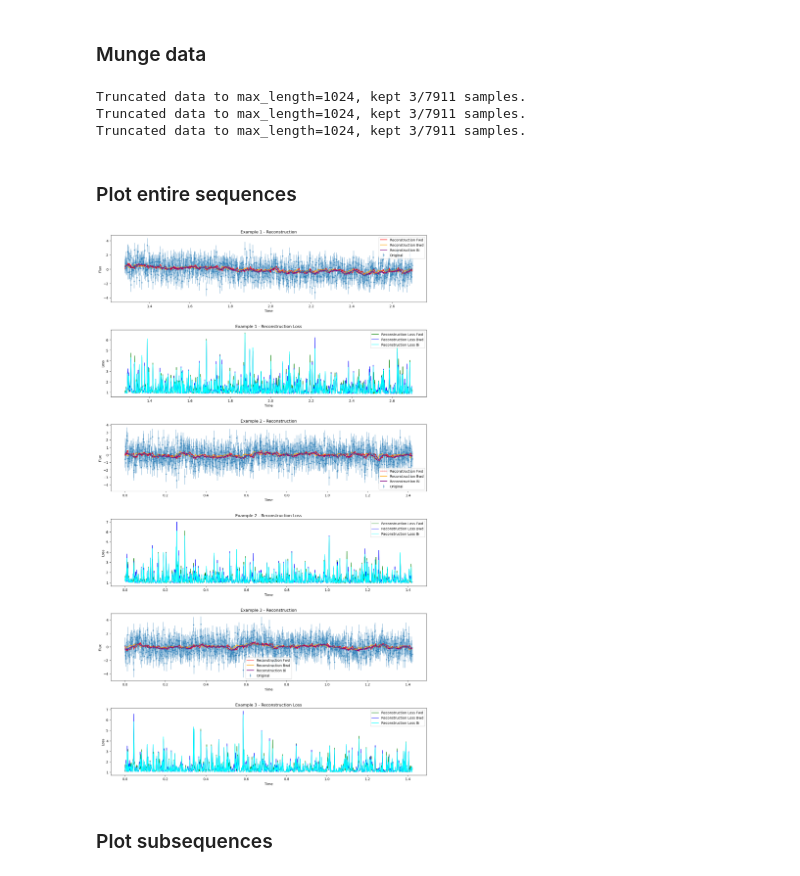
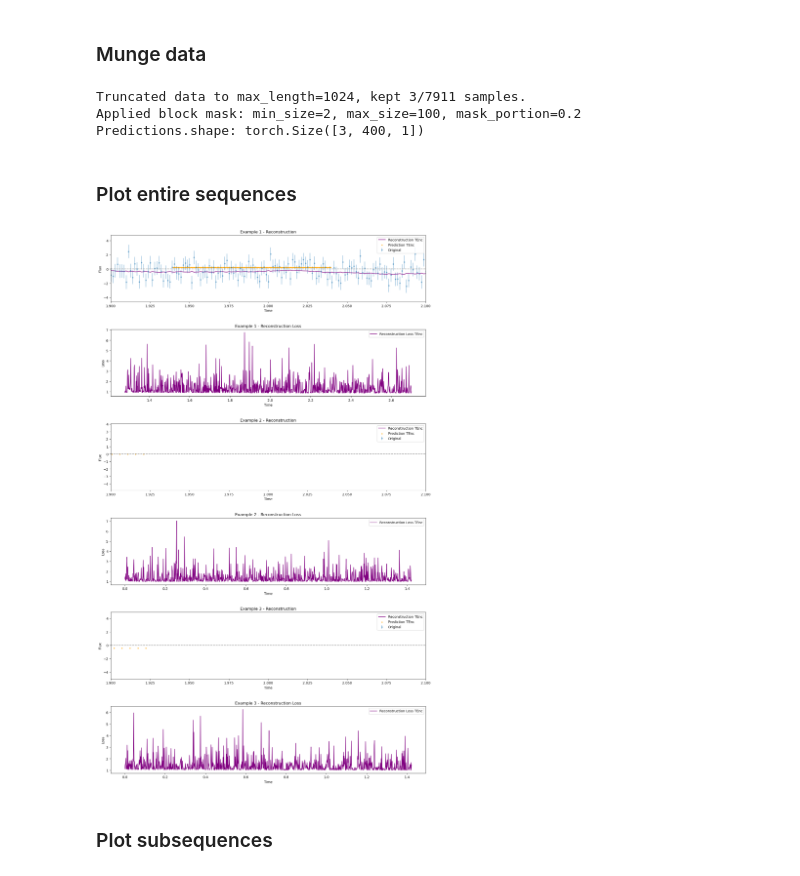
Before and after one commit to pvl19/lc-gen, a Jupyter notebook: notebooks/plot_reconstructions.ipynb, the cells around one changed output. Saved outputs shown, nothing was run; the diff lists cells and outputs as text; code cells hidden in the pictures.

Commit message:
implemented learnable mask token

```diff
--- a/notebooks/plot_reconstructions.ipynb
+++ b/notebooks/plot_reconstructions.ipynb
@@ -58,66 +85,73 @@ seq_length = 1024
 fwd_model_path = Path('../output/simple_rnn/simple_min_gru_fwd.pt')
 bwd_model_path = Path('../output/simple_rnn/simple_min_gru_bwd.pt')
 bi_model_path = Path('../output/simple_rnn/simple_min_gru_bi.pt')
+tenc_model_path = Path('../output/simple_rnn/simple_min_gru_bi_tenc.pt')
 # %% [markdown]
 ### Munge data
 # %%
-
 torch.manual_seed(random_seed)
 np.random.seed(random_seed)
 
-# Load forward model
-fwd_model = SimpleMinGRU(hidden_size=hidden_size, direction='forward', use_flow=use_flow)
-fwd_model.load_state_dict(torch.load(fwd_model_path)['model_state_dict'])
-fwd_model.eval()
-flux_fwd, flux_err_fwd, times_fwd, mean_fwd, loss_fwd = get_reconstructions(fwd_model, num_examples)
+# # Load forward model
+# fwd_model = SimpleMinGRU(hidden_size=hidden_size, direction='forward', use_flow=use_flow)
+# fwd_model.load_state_dict(torch.load(fwd_model_path)['model_state_dict'])
+# fwd_model.eval()
+# flux_fwd, flux_err_fwd, times_fwd, mean_fwd, loss_fwd = get_reconstructions(fwd_model, num_examples, random_seed=random_seed, seq_length=seq_length)
 
-# Load backward model
-bwd_model = SimpleMinGRU(hidden_size=hidden_size, direction='backward', use_flow=use_flow)
-bwd_model.load_state_dict(torch.load(bwd_model_path)['model_state_dict'])
-bwd_model.eval()
-flux_bwd, flux_err_bwd, times_bwd, mean_bwd, loss_bwd = get_reconstructions(bwd_model, num_examples)
+# # Load backward model
+# bwd_model = SimpleMinGRU(hidden_size=hidden_size, direction='backward', use_flow=use_flow)
+# bwd_model.load_state_dict(torch.load(bwd_model_path)['model_state_dict'])
+# bwd_model.eval()
+# flux_bwd, flux_err_bwd, times_bwd, mean_bwd, loss_bwd = get_reconstructions(bwd_model, num_examples, random_seed=random_seed, seq_length=seq_length)
 
-# Load bidirectional model
-bi_model = BiDirectionalMinGRU(hidden_size=hidden_size, use_flow=use_flow)
-bi_model.load_state_dict(torch.load(bi_model_path)['model_state_dict'])
-bi_model.eval()
-flux_bi, flux_err_bi, times_bi, mean_bi, loss_bi = get_reconstructions(bi_model, num_examples)
+# # Load bidirectional model
+# bi_model = BiDirectionalMinGRU(hidden_size=hidden_size, use_flow=use_flow)
+# bi_model.load_state_dict(torch.load(bi_model_path)['model_state_dict'])
+# bi_model.eval()
+# flux_bi, flux_err_bi, times_bi, mean_bi, loss_bi = get_reconstructions(bi_model, num_examples, random_seed=random_seed, seq_length=seq_length)
+
+# Load model with time encoding
+tenc_model = BiDirectionalMinGRU(hidden_size=hidden_size, use_flow=use_flow)
+tenc_model.load_state_dict(torch.load(tenc_model_path)['model_state_dict'])
+tenc_model.eval()
+flux_tenc, flux_err_tenc, times_tenc, mean_tenc, loss_tenc, t_pred_tenc, pred_tenc = get_reconstructions(tenc_model, num_examples, random_seed=random_seed, seq_length=seq_length, t_enc=True)
 # %% [output]
 Truncated data to max_length=1024, kept 3/7911 samples.
-Truncated data to max_length=1024, kept 3/7911 samples.
-Truncated data to max_length=1024, kept 3/7911 samples.
+Applied block mask: min_size=2, max_size=100, mask_portion=0.2
+Predictions.shape: torch.Size([3, 400, 1])
 # %% [markdown]
 ### Plot entire sequences
 # %%
 fig, ax = plt.subplots(num_examples*2,1,figsize=(15, num_examples * 8))
 plt.tight_layout(pad=6.0)
 
 for i in range(num_examples):
 
     # Reconstruction
     plt.subplot(num_examples*2,1,(i*2)+1)
-    plt.errorbar(times_fwd[i], flux_fwd[i], yerr=flux_err_fwd[i], fmt='.', label='Original', alpha=0.5)
-    plt.plot(times_fwd[i], mean_fwd[i], label='Reconstruction Fwd', color='red')
-    plt.plot(times_bwd[i], mean_bwd[i], label='Reconstruction Bwd', color='orange')
-    plt.plot(times_bi[i], mean_bi[i], label='Reconstruction Bi', color='purple')
+    plt.errorbar(times_tenc[i], flux_tenc[i], yerr=flux_err_tenc[i], fmt='.', label='Original', alpha=0.5)
+    plt.plot(times_tenc[i], mean_tenc[i], label='Reconstruction TEnc', color='purple')
+    plt.scatter(t_pred_tenc[i], pred_tenc[i,:,0], label='Prediction TEnc', color='orange',s=5)
+    plt.axhline(0, color='gray', linestyle='--', alpha=0.7)
     plt.title(f'Example {i+1} - Reconstruction')
     plt.xlabel('Time')
     plt.ylabel('Flux')
+    plt.xlim(1.9,2.1)
     plt.legend()
 
     # Loss
     plt.subplot(num_examples*2,1,(i*2)+2)
-    plt.plot(times_fwd[i], loss_fwd[i], label='Reconstruction Loss Fwd', color='green')
-    plt.plot(times_bwd[i], loss_bwd[i], label='Reconstruction Loss Bwd', color='blue')
-    plt.plot(times_bi[i], loss_bi[i], label='Reconstruction Loss Bi', color='cyan')
+    # plt.plot(times_fwd[i], loss_fwd[i], label='Reconstruction Loss Fwd', color='green')
+    # plt.plot(times_bwd[i], loss_bwd[i], label='Reconstruction Loss Bwd', color='blue')
+    plt.plot(times_tenc[i], loss_tenc[i], label='Reconstruction Loss TEnc', color='purple')
     plt.title(f'Example {i+1} - Reconstruction Loss')
     plt.xlabel('Time')
     plt.ylabel('Loss')
     plt.legend()
 
 plt.show()
 # %% [output]
-[figure, old version]
+[figure, new version]
 # %% [markdown]
 ### Plot subsequences
 # %%
```
Also changed, not shown: parts of 2 cells of this notebook, 13 other files.
